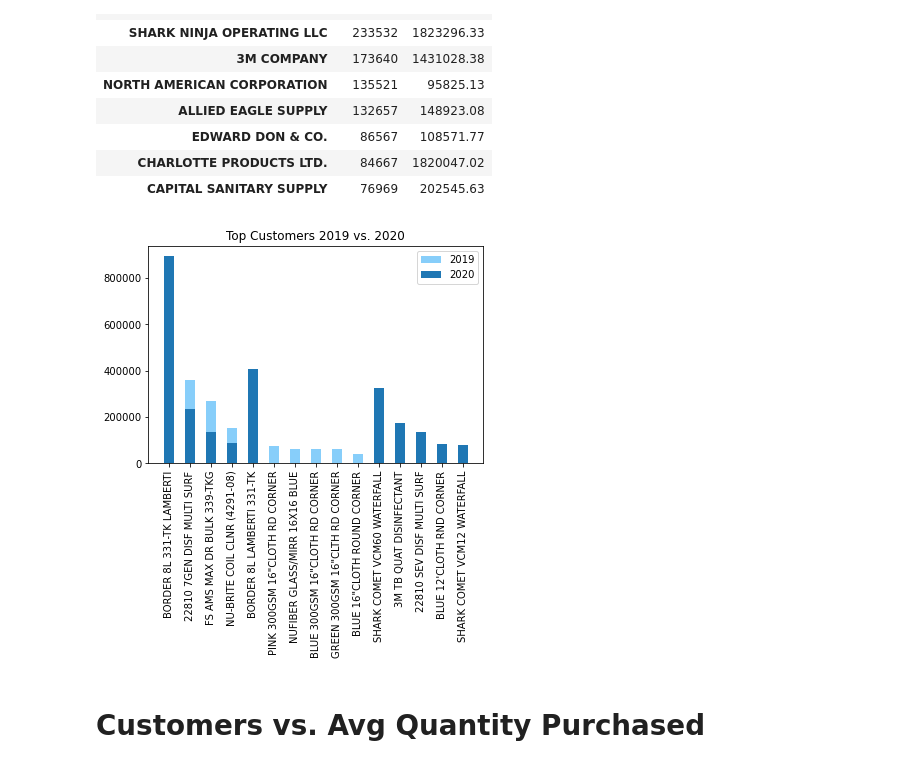
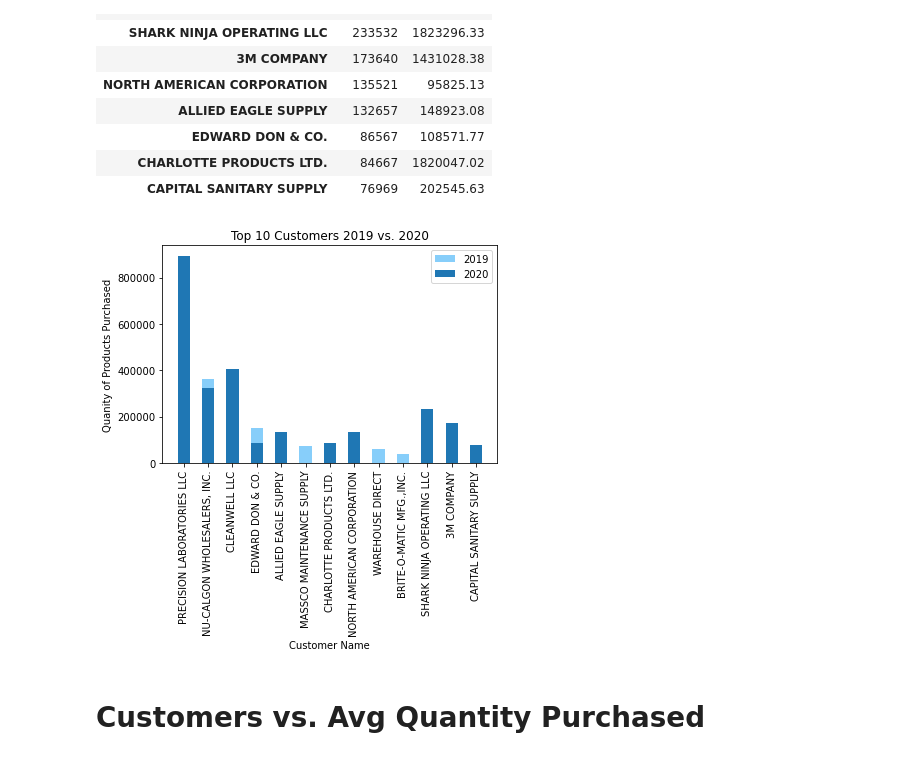
Before and after one commit to aadeba5/Project1, a Jupyter notebook: Nuance_Kayla.ipynb, the cells around one changed output. Saved outputs shown, nothing was run; the diff lists cells and outputs as text; code cells hidden in the pictures.

```diff
--- a/Nuance_Kayla.ipynb
+++ b/Nuance_Kayla.ipynb
@@ -174,18 +176,20 @@ customers_df_2020.head(10)
 | CHARLOTTE PRODUCTS LTD. | 84667 | 1820047.02 |
 | CAPITAL SANITARY SUPPLY | 76969 | 202545.63 |
 # %%
-twenty19_labels = customers_df_2019.head(10).index
-twenty20_labels = customers_df_2020.head(10).index
+twenty19_labels_customers = customers_df_2019.head(10).index
+twenty20_labels_customers = customers_df_2020.head(10).index
 # %%
-plt.bar(height = customers_df_2019['qty_ship'].head(10), x = twenty19_labels, width = .5, color="lightskyblue")
-plt.bar(height = customers_df_2020['qty_ship'].head(10), x = twenty20_labels, width = .5)
-plt.title("Top Customers 2019 vs. 2020")
+plt.bar(height = customers_df_2019['qty_ship'].head(10), x = twenty19_labels_customers, width = .5, color="lightskyblue")
+plt.bar(height = customers_df_2020['qty_ship'].head(10), x = twenty20_labels_customers, width = .5)
+plt.title("Top 10 Customers 2019 vs. 2020")
 plt.xticks(rotation=90)
 plt.legend(['2019', '2020'], loc='upper right')
-plt.savefig("top10customers", bbox_inches="tight")
+plt.savefig("top10customers", bbox_inches="tight", facecolor="w")
+plt.xlabel("Customer Name")
+plt.ylabel("Quanity of Products Purchased")
 plt.show()
 # %% [output]
-[figure, old version]
+[figure, new version]
 # %% [markdown]
 # Customers vs. Avg Quantity Purchased
 # %%
```
Also changed, not shown: parts of 12 cells of this notebook, 5 other files.
